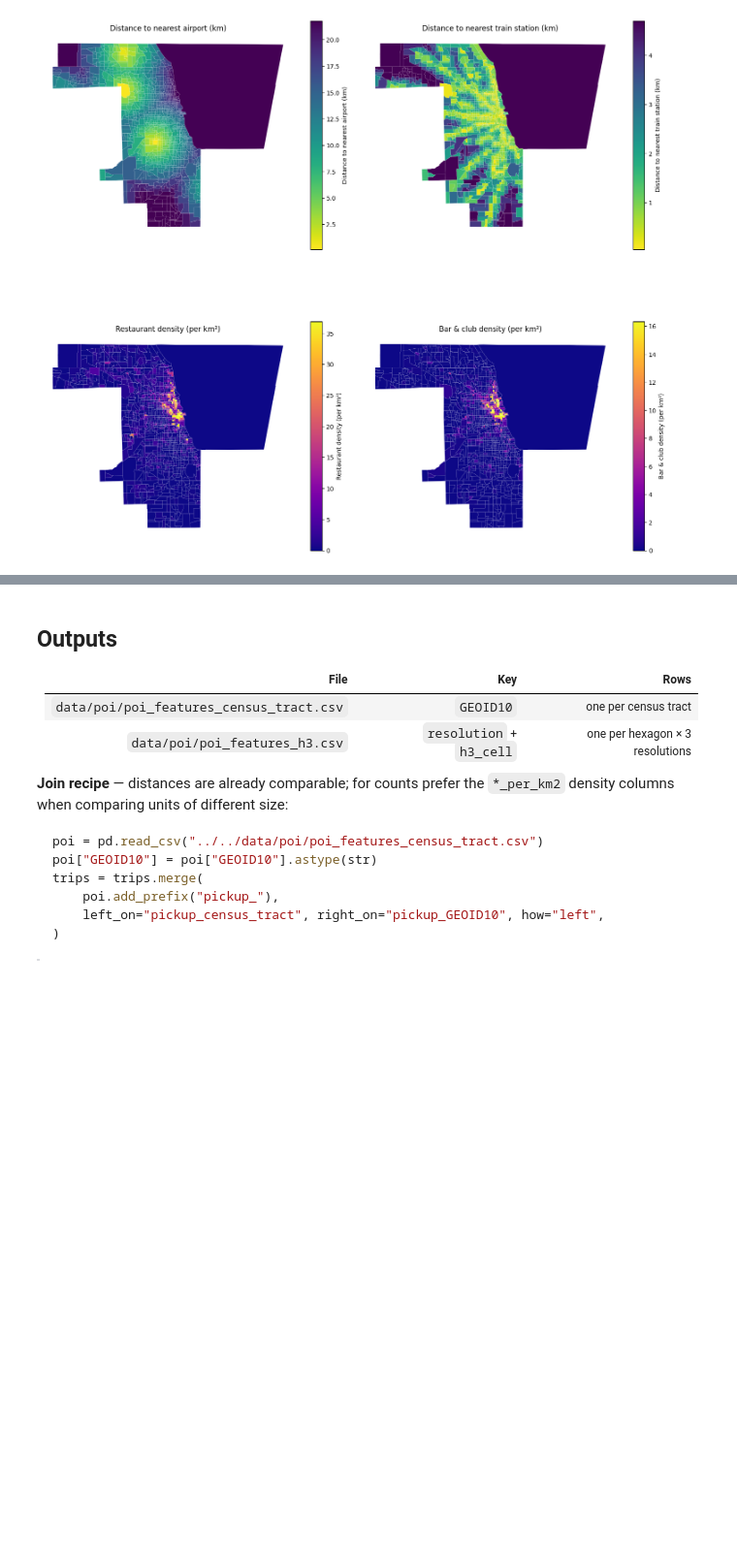
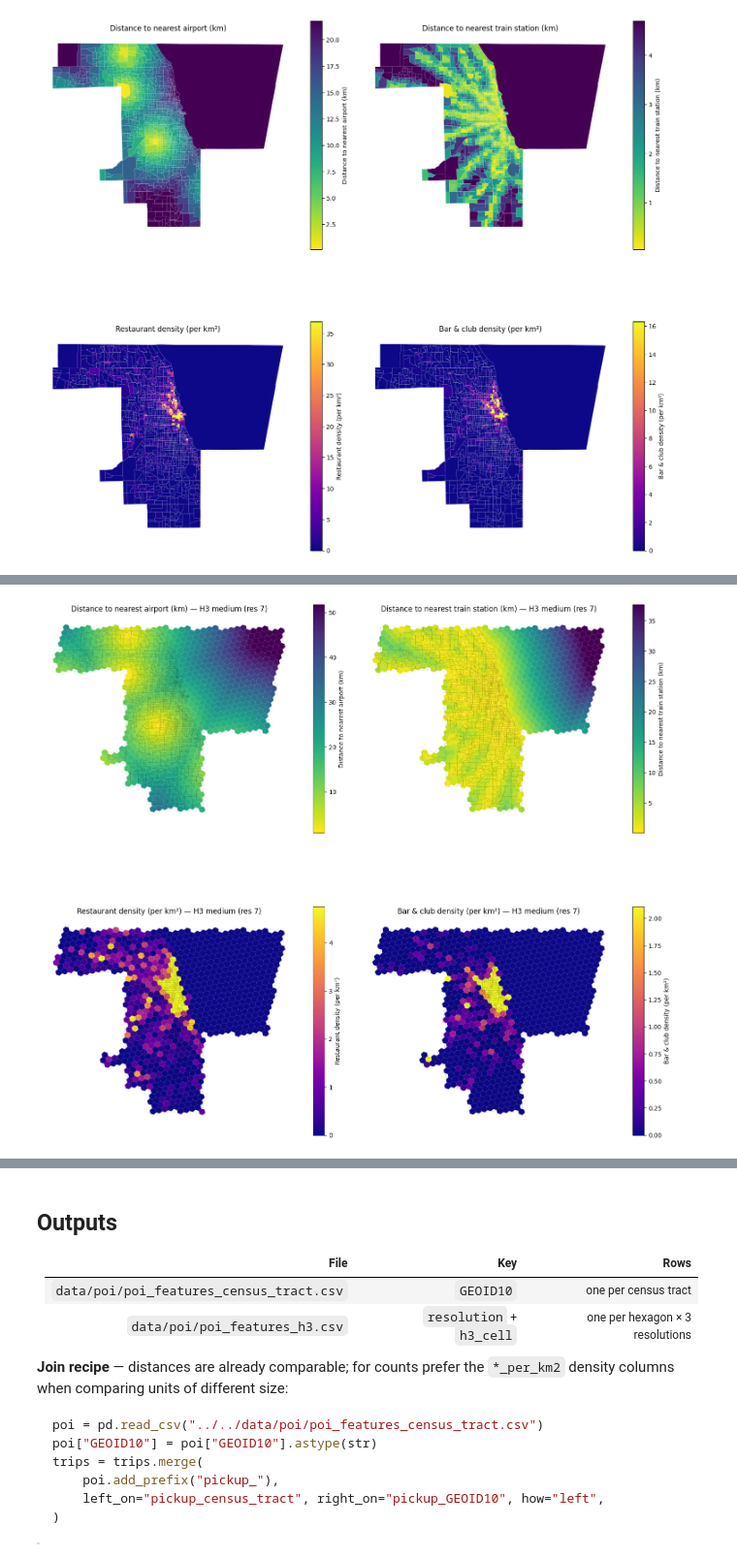
Before and after one commit to ge02/AAA_TA_2026, a Jupyter notebook: notebooks/Data Preprocessing/fetch_POI_data.ipynb, the cells around one changed output, grey strips where cells are left out. Shown at 97% size. Saved outputs shown, nothing was run; the diff lists cells and outputs as text; code cells hidden in the pictures; blank space fills up the shorter version.

```diff
--- a/notebooks/Data Preprocessing/fetch_POI_data.ipynb
+++ b/notebooks/Data Preprocessing/fetch_POI_data.ipynb
@@ -404,0 +412,37 @@ plt.show()
+# %%
+# Four-feature H3 choropleths at one resolution (mirrors the census-tract maps).
+H3_RES_TO_PLOT = "medium"  # "low" | "medium" | "high"
+
+panels = [
+    ("dist_to_nearest_airport_km",       "Distance to nearest airport (km)",       "viridis_r"),
+    ("dist_to_nearest_train_station_km", "Distance to nearest train station (km)", "viridis_r"),
+    ("restaurants_per_km2",              "Restaurant density (per km²)",           "plasma"),
+    ("bars_and_clubs_per_km2",           "Bar & club density (per km²)",           "plasma"),
+]
+
+def h3_features_to_gdf(res_name):
+    """Attach hexagon polygons to the stored H3 features for one resolution."""
+    sub = h3_features[h3_features["resolution"] == res_name].copy()
+    sub["geometry"] = [
+        Polygon([(lon, lat) for lat, lon in h3.cell_to_boundary(cell)])
+        for cell in sub["h3_cell"]
+    ]
+    return gpd.GeoDataFrame(sub, geometry="geometry", crs=4326)
+
+hex_gdf = h3_features_to_gdf(H3_RES_TO_PLOT)
+
+fig, axes = plt.subplots(2, 2, figsize=(15, 16))
+for ax, (col, title, cmap) in zip(axes.ravel(), panels):
+    vmax = hex_gdf[col].quantile(0.97)  # cap extremes so the map isn't washed out
+    tracts.boundary.plot(ax=ax, color="black", linewidth=0.2, alpha=0.3)
+    hex_gdf.plot(
+        column=col, cmap=cmap, vmax=vmax, legend=True,
+        legend_kwds={"label": title, "shrink": 0.6}, edgecolor="none", ax=ax,
+    )
+    ax.set_title(f"{title} — H3 {H3_RES_TO_PLOT} (res {RESOLUTIONS[H3_RES_TO_PLOT]})")
+    ax.set_axis_off()
+
+plt.tight_layout()
+plt.show()
+# %% [output]
+[figure, added]
```
Also changed, not shown: parts of 3 cells of this notebook.
